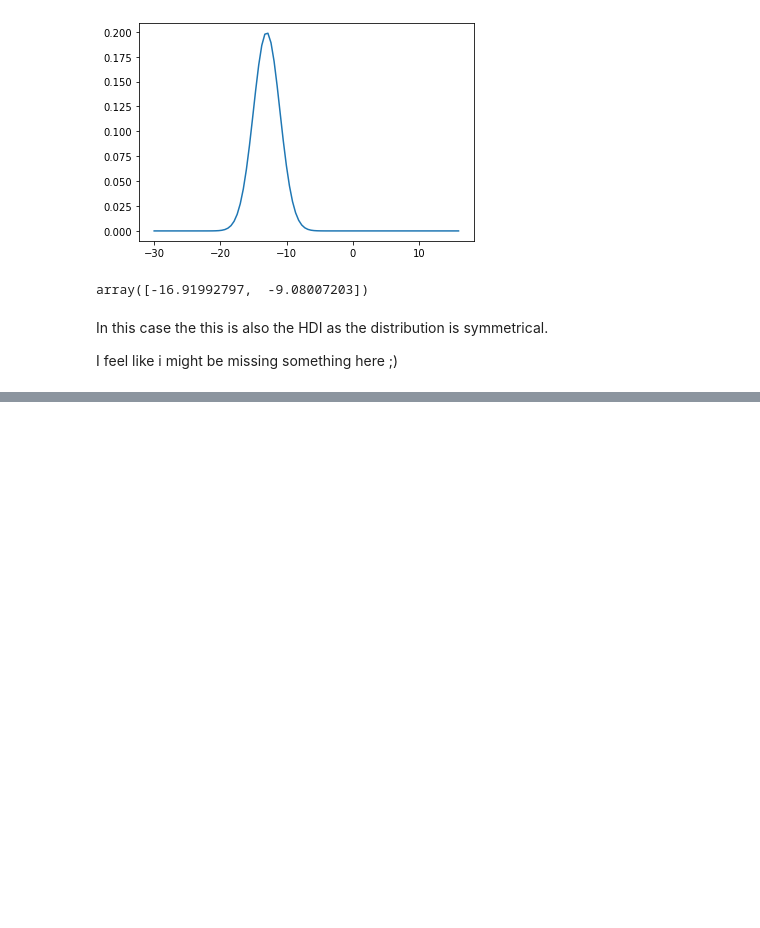
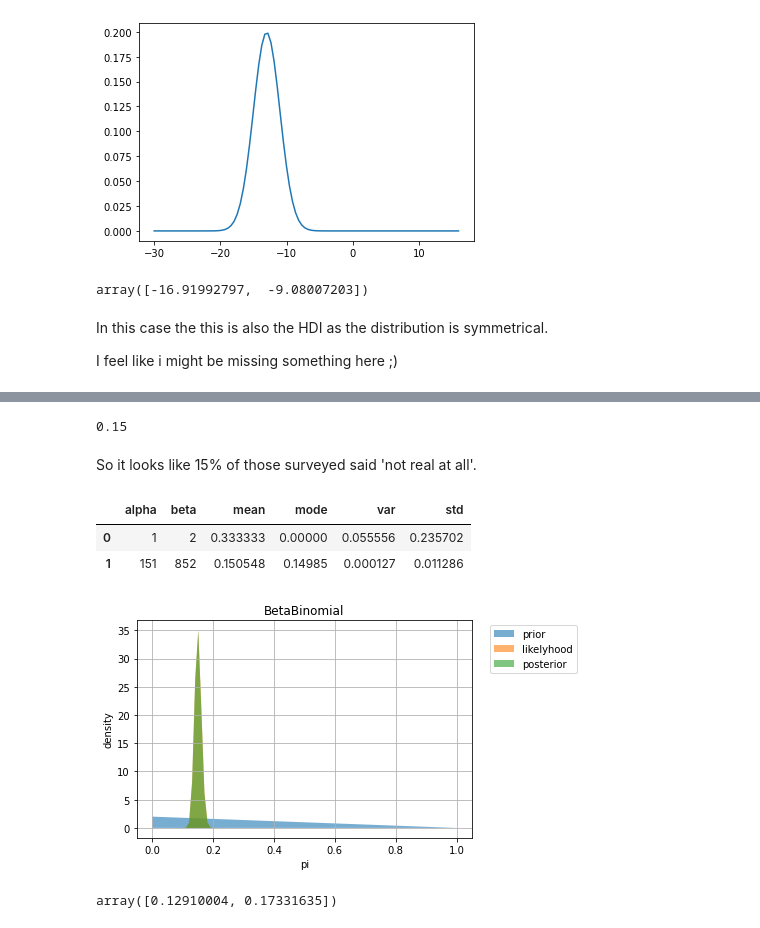
Before and after one commit to DrEntropy/BayesRulesWork, a Jupyter notebook: Chapter8.ipynb, the cells around one changed output, grey strips where cells are left out. Drawn from its saved outputs; the diff is of its cells as text; code cells hidden in the pictures; blank space fills up the shorter version.

```diff
--- a/Chapter8.ipynb
+++ b/Chapter8.ipynb
@@ -61,0 +80,3 @@ I feel like i might be missing something here ;)
+# %%
+pulse_data = pd.read_csv("pulse_data.csv")
+pulse_data.head(5)
@@ -61,0 +90,24 @@ I feel like i might be missing something here ;)
+# %%
+n_obs = pulse_data.shape[0]
+not_real = pulse_data[pulse_data['climate_change']== 'Not Real At All'].shape[0]
+# %%
+not_real/n_obs
+# %% [output]
+0.15
+# %% [markdown]
+So it looks like 15% of those surveyed said 'not real at all'.
+# %%
+BetaBinomial.summarize_beta_bin(1, 2, not_real, n_obs)
+# %% [output]
+|  | alpha | beta | mean | mode | var | std |
+| 0 | 1 | 2 | 0.333333 | 0.00000 | 0.055556 | 0.235702 |
+| 1 | 151 | 852 | 0.150548 | 0.14985 | 0.000127 | 0.011286 |
+# %%
+BetaBinomial.plotBetaBinomial(1,2,not_real, n_obs)
+# %% [output]
+[figure, added]
+# %%
+mci = beta.ppf([.025,.975],151,852)
+mci
+# %% [output]
+array([0.12910004, 0.17331635])
```
Also changed, not shown: parts of 34 cells of this notebook.
